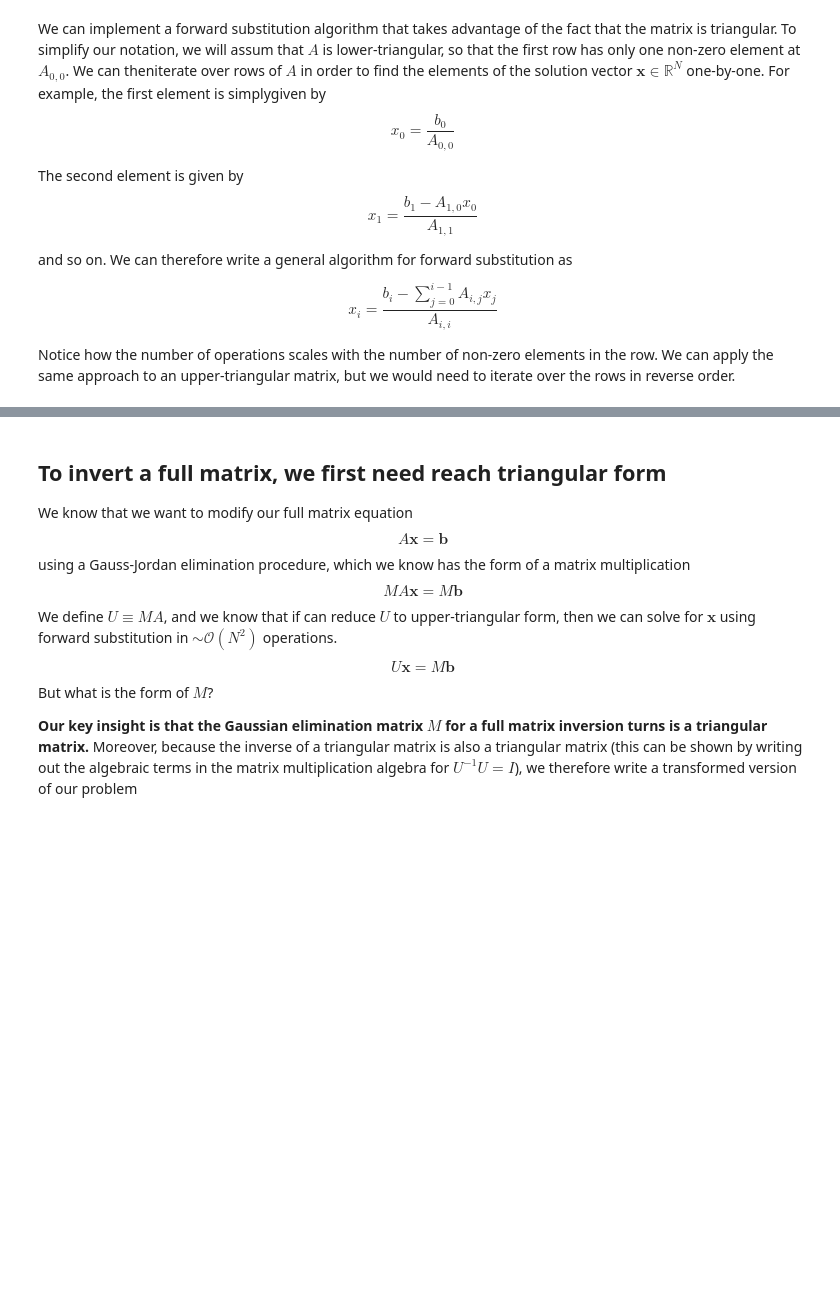
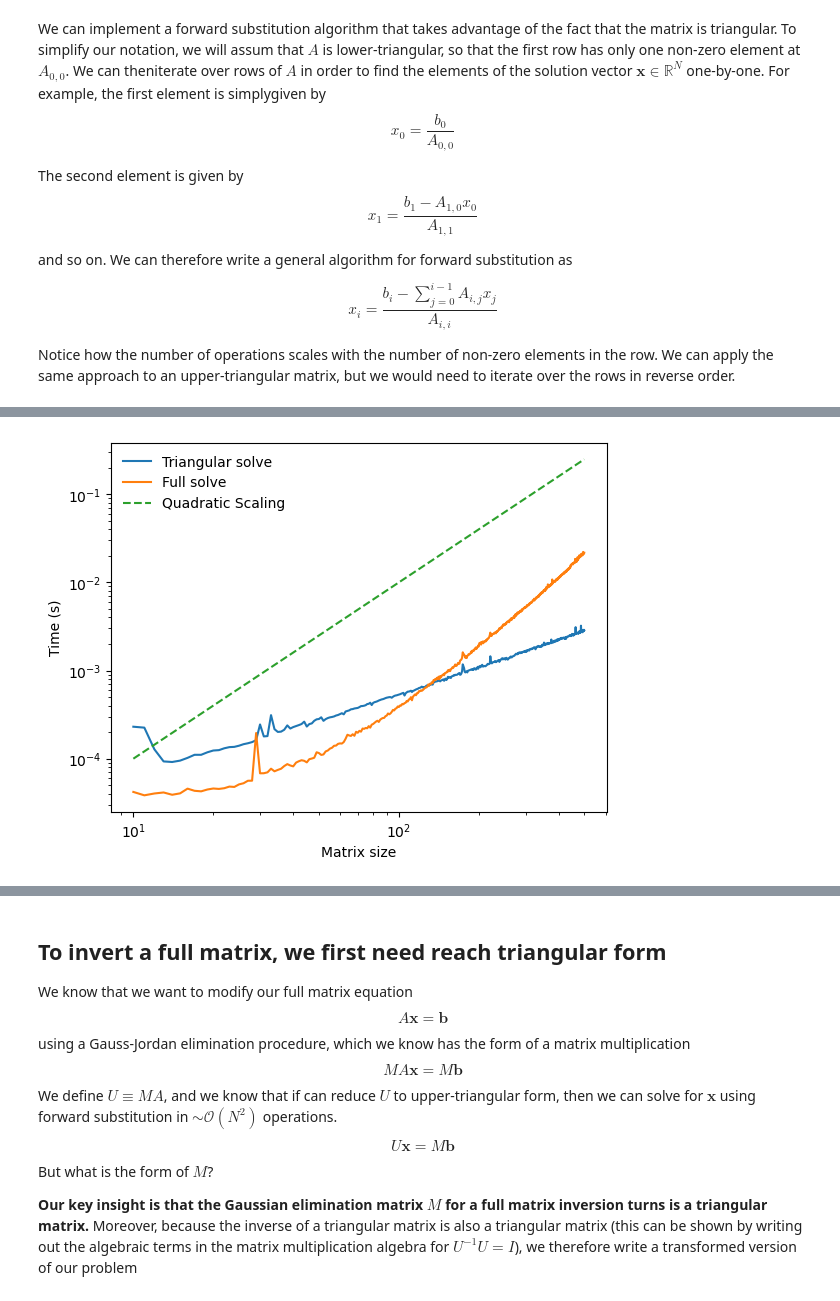
Before and after one commit to williamgilpin/cphy, a Jupyter notebook: talks/lu_decomposition.ipynb, the cells around one changed output, grey strips where cells are left out. Drawn from its saved outputs; the diff is of its cells as text; code cells hidden in the pictures; blank space fills up the shorter version.

```diff
--- a/talks/lu_decomposition.ipynb
+++ b/talks/lu_decomposition.ipynb
@@ -262 +245,26 @@ plt.show()
+# %%
+import timeit
+
+all_times1, all_times2 = list(), list()
+nvals = np.arange(10, 500)
+for n in nvals:
+    ## Upper triangular solve
+    a = np.tril(np.random.random((n, n)))
+    b = np.random.random(n)
+    all_reps = [timeit.timeit("solve_tril(a, b)", globals=globals(), number=10) for _ in range(10)]
+    all_times1.append(np.mean(all_reps))
+
+    # ## Full solve with numpy
+    all_reps = [timeit.timeit("np.linalg.solve(a, b)", globals=globals(), number=10) for _ in range(10)]
+    all_times2.append(np.mean(all_reps))
+
+plt.loglog(nvals, all_times1, label="Triangular solve")
+plt.loglog(nvals, all_times2, label="Full solve")
+plt.loglog(nvals, 1e-6 * nvals**2, "--", label="Quadratic Scaling")
+plt.xlabel("Matrix size")
+plt.ylabel("Time (s)")
+plt.legend(frameon=False)
+plt.show()
+# %% [output]
+[figure, added]
 # %% [markdown]
```
Also changed, not shown: parts of 10 cells of this notebook.
